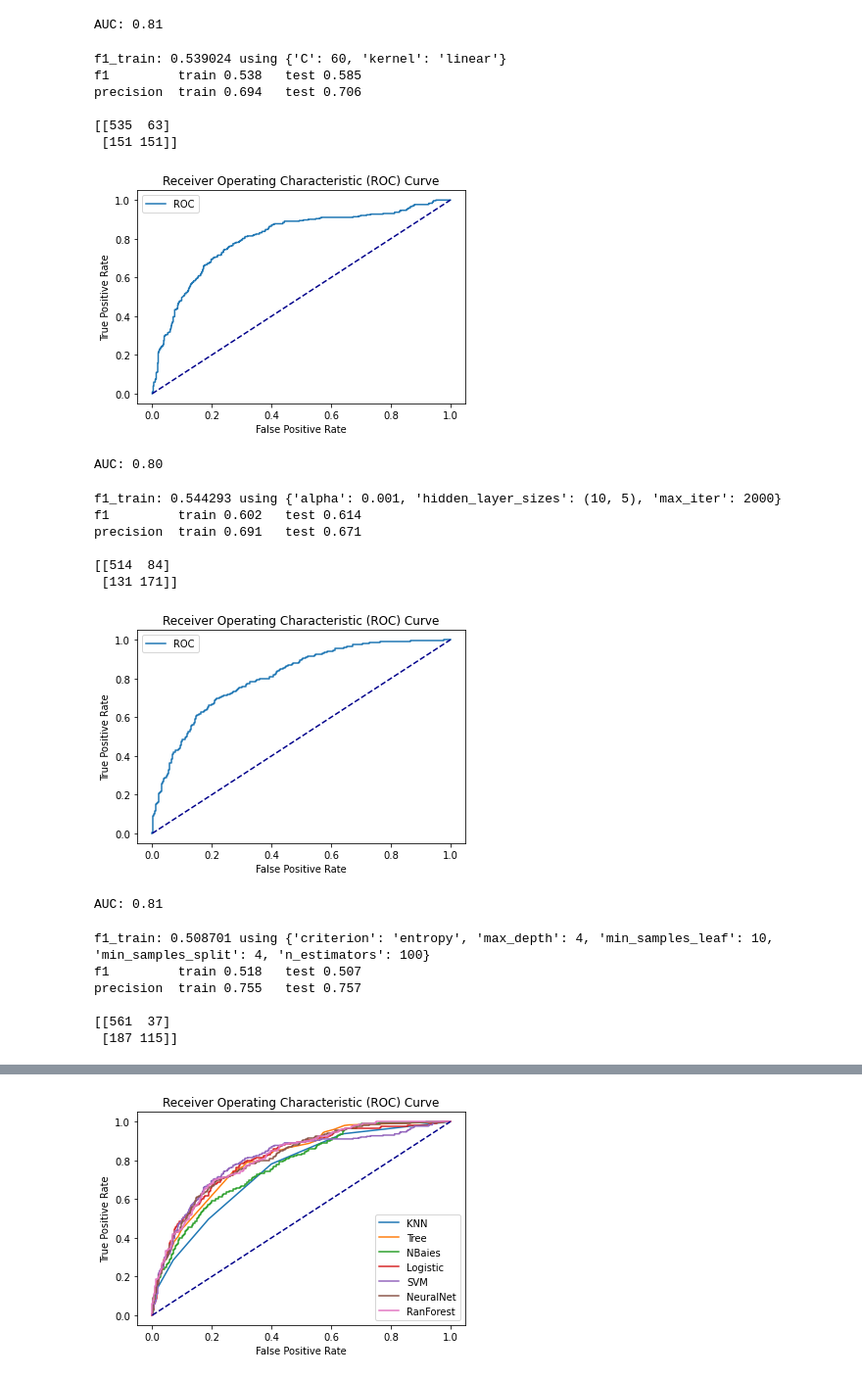
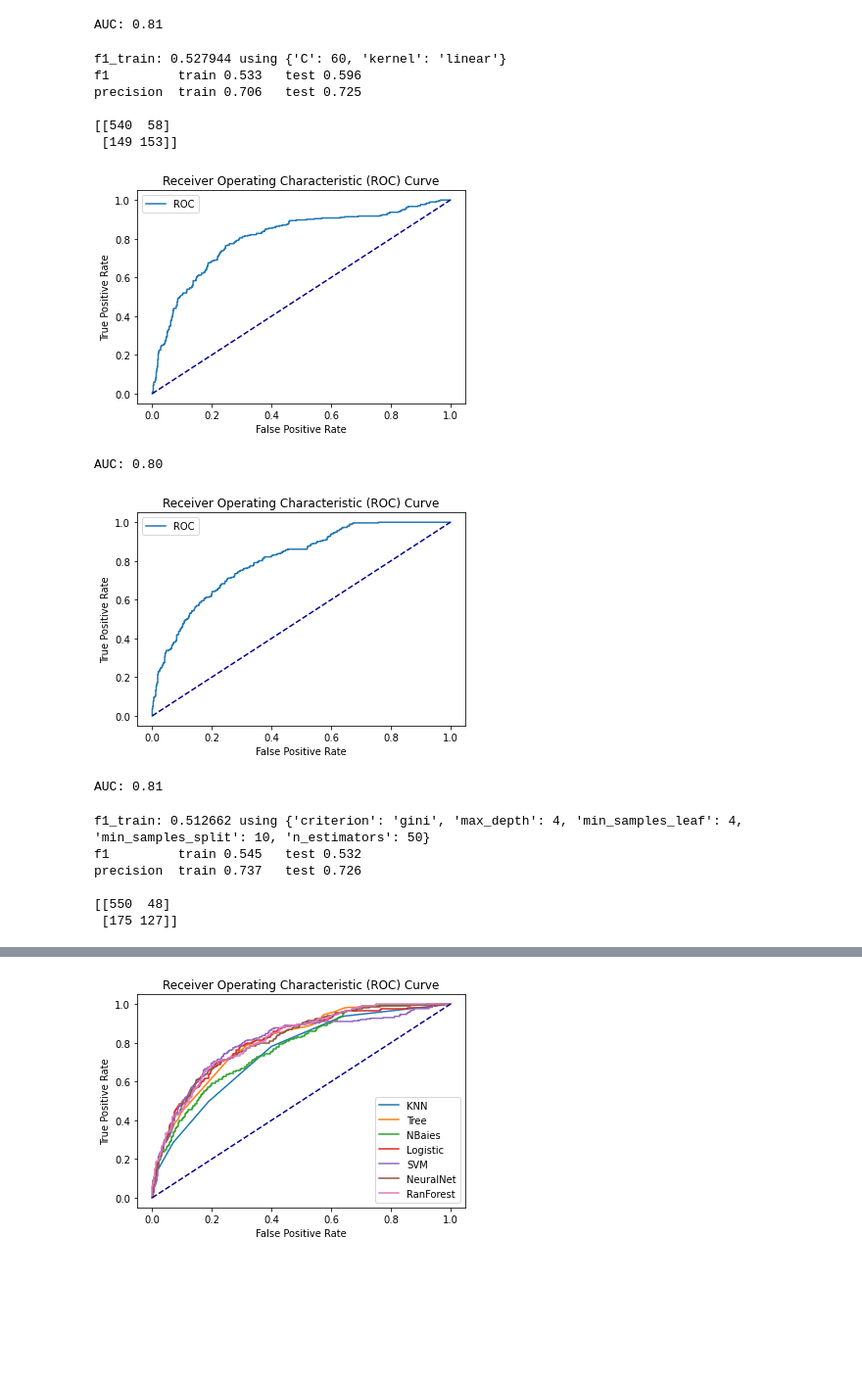
Before and after one commit to AndreaScarpellini1/ML-Project, a Jupyter notebook: Project .ipynb, the cells around one changed output, grey strips where cells are left out. Shown: that part at 98% size. Cells and saved outputs as stored; diff of their text form; code cells hidden in the pictures; blank space fills up the shorter version.

```diff
--- a/Project .ipynb
+++ b/Project .ipynb
@@ -360,5 +364,5 @@ new_cat=df[["tyre_season","tread_depth","wiring_strength","tyre_quality","tread_
 # %%
-X=pd.concat([scaled_num,cat], axis = 1)
+X=pd.concat([scaled_num,new_cat], axis = 1)
 print(X.shape)
 X.tail()
 # %% [output]
@@ -536,25 +536,26 @@ AUC: 0.81
 from sklearn.svm import SVC
 
 classifier = SVC()
-parameters = {"kernel":['linear','sigmoid','rbf'], "C":[0.1,50,60,70,80]}
+parameters = {"kernel":['linear','sigmoid'], "C":[0.1,50,60,70,80]}
 
 hyperp_search(classifier,parameters)
 
 
-#OVER-FITTING
+#OVER-FITTING: using {'C': 50, 'kernel': 'rbf'}
+# so we omit the 'rbf' among the possible parameters.
 # %% [output]
-f1_train: 0.539024 using {'C': 60, 'kernel': 'linear'}
-f1         train 0.538   test 0.585
-precision  train 0.694   test 0.706
+f1_train: 0.527944 using {'C': 60, 'kernel': 'linear'}
+f1         train 0.533   test 0.596
+precision  train 0.706   test 0.725
 
-[[535  63]
- [151 151]]
+[[540  58]
+ [149 153]]
 # %%
 model = SVC(C=60, kernel='linear',probability=True)
 
 fpr5,tpr5=roc(model,X_train,y_train,X_test,y_test)
 # %% [output]
-[figure, old version]
+[figure, new version]
 AUC: 0.80
 # %%
 # Multi-layer Perceptron classifier
@@ -562,22 +563,17 @@ AUC: 0.80
 from sklearn.neural_network import MLPClassifier
 
 classifier = MLPClassifier()
-parameters = {"hidden_layer_sizes":[(10, 5),(100,20,5)],  "max_iter": [2000], "alpha": [0.001,0.1]}
+parameters = {"hidden_layer_sizes":[(14,7),(10, 5),(20, 10, 5),(50,10,5)],  "max_iter": [2000], "alpha": [0.001,0.1]}
 
 hyperp_search(classifier,parameters)
+
+#over fitting with: 'alpha': 0.1, 'hidden_layer_sizes': (100, 20, 5), 'max_iter': 2000
-# %% [output]
-f1_train: 0.544293 using {'alpha': 0.001, 'hidden_layer_sizes': (10, 5), 'max_iter': 2000}
-f1         train 0.602   test 0.614
-precision  train 0.691   test 0.671
-
-[[514  84]
- [131 171]]
 # %%
-model_MLP=MLPClassifier(hidden_layer_sizes=(10,5), alpha=0.001, max_iter=2000)
+model_MLP=MLPClassifier(hidden_layer_sizes=(10,5), alpha=0.1, max_iter=2000)
 
 fpr6,tpr6=roc(model_MLP,X_train,y_train,X_test,y_test)
 # %% [output]
-[figure, old version]
+[figure, new version]
 AUC: 0.81
 # %%
 from sklearn.ensemble import RandomForestClassifier
@@ -593,10 +589,10 @@ parameters = {'n_estimators' : [50, 100, 200],
 
 hyperp_search(classifier,parameters)
 # %% [output]
-f1_train: 0.508701 using {'criterion': 'entropy', 'max_depth': 4, 'min_samples_leaf': 10, 'min_samples_split': 4, 'n_estimators': 100}
-f1         train 0.518   test 0.507
-precision  train 0.755   test 0.757
+f1_train: 0.512662 using {'criterion': 'gini', 'max_depth': 4, 'min_samples_leaf': 4, 'min_samples_split': 10, 'n_estimators': 50}
+f1         train 0.545   test 0.532
+precision  train 0.737   test 0.726
 
-[[561  37]
- [187 115]]
+[[550  48]
+ [175 127]]
 # %%
```
Also changed, not shown: parts of 30 cells of this notebook.
